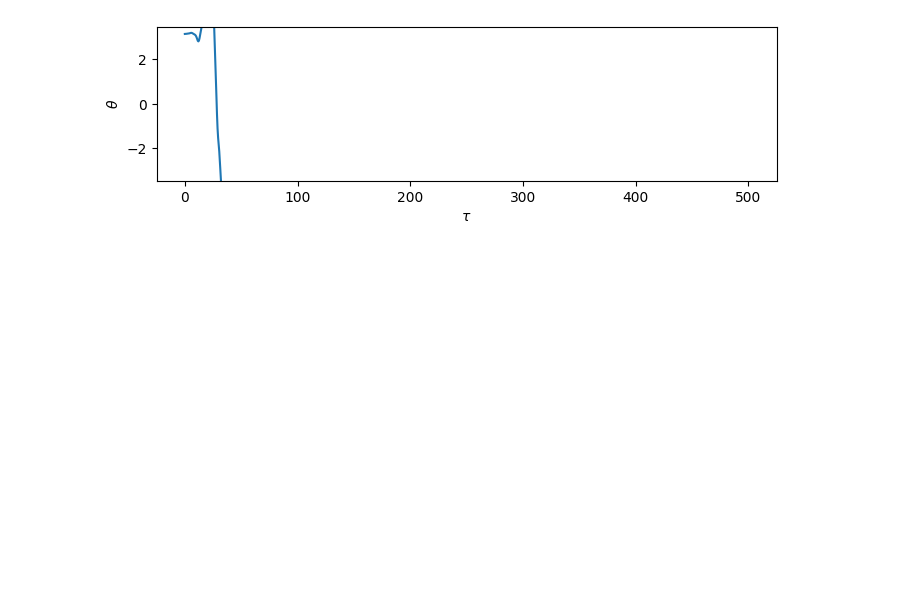
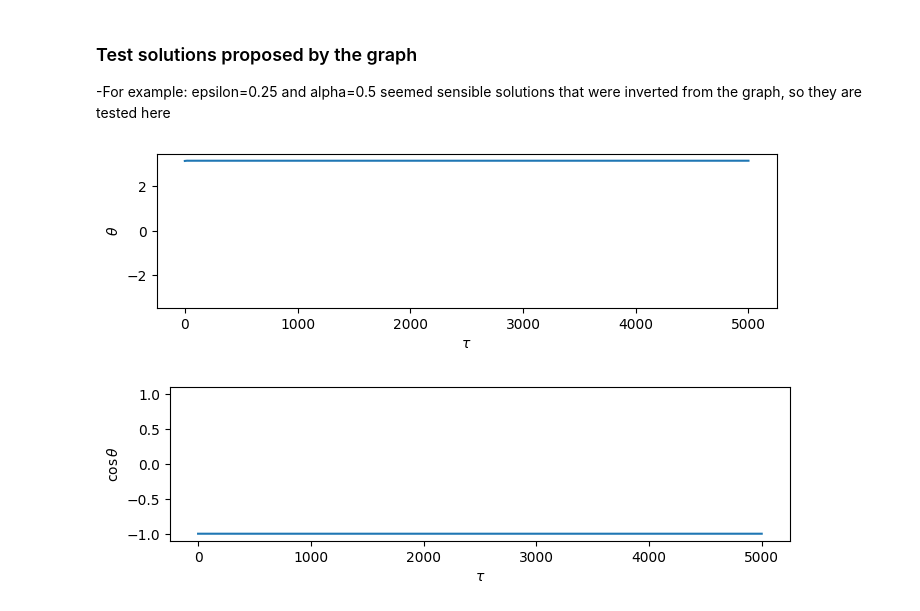
Before and after one commit to IntroComputationalPhysics-UNT/kapitza-pendulum-nworbehc, a Jupyter notebook: Kapitza_Pendulum.ipynb, the cells around one changed output. Saved outputs shown, nothing was run; the diff lists cells and outputs as text; code cells hidden in the pictures; blank space fills up the shorter version.

```diff
--- a/Kapitza_Pendulum.ipynb
+++ b/Kapitza_Pendulum.ipynb
@@ -84,42 +159,41 @@ def alpha_critical(epsilon, zeta, coef):
+# %% [markdown]
+### Test solutions proposed by the graph
+  -For example: epsilon=0.25 and alpha=0.5 seemed sensible solutions that were inverted from the graph, so they are tested here
 # %%
 #DEFINE PARAMETERS
 
 #inputs
-epsilon = 0.2
-alpha = 1
-zeta = 0.1
+epsilon = 0.25    #dimensionless angular frequency
+alpha = 0.5       #dimensionless drive strength
+zeta = 0.1        #dimensionless damping
 
 #number of decay times we want to integrate over
-n_decay = 100
+n_decay = 1000
 
-#tau parameters
-tau_min = 0
+tau_min = 0                     #tau parameters
 tau_max = n_decay/(2*zeta)
 tau_span = [tau_min, tau_max]
-
-#initial conditions
-delta_theta = 0.01
-theta_0 = np.pi - delta_theta     # we don't want to be exactly at inverted state, delta_theta is small deviation from pi
-ang_vel_0 = 0
-y_0 = [theta_0, ang_vel_0]
-
-#SOLVE EQUATION
-solution = solve_ivp(kapitza_pendulum,
-                    tau_span, y_0,
-                    args=(epsilon, alpha, zeta),
-                    methods='Radau',
-                    dense_output=True)
+cos_theta_averaging, solution = average_long_timescale_response(epsilon, alpha, zeta, n_decay)
 
 #PLOTS
 tau_plot = np.linspace(tau_min, tau_max, 1000)
 theta_plot = solution.sol(tau_plot)[0]
 
 #basic_plot(tau_plot, theta_plot, xlabel=r'$\tau$', ylabel=r'$\theta$', figsize=(6,2))
 plt.figure(figsize=(8,2))
-plt.plot(tau_plot,theta_plot)
+plt.plot(tau_plot, theta_plot)
 plt.xlabel(r'$\tau$')
 plt.ylabel(r'$\theta$')
 plt.ylim(-np.pi*1.1, np.pi*1.1)
 plt.show()
+
+#using cosine
+plt.figure(figsize=(8,2))
+plt.plot(tau_plot, np.cos(theta_plot))
+plt.xlabel(r'$\tau$')
+plt.ylabel(r'$\cos\theta$')
+plt.ylim(-1.1, 1.1)
+plt.show()
 # %% [output]
-[figure, old version]
+[figure, new version]
+[figure, added]
```
Also changed, not shown: parts of 7 cells of this notebook.
